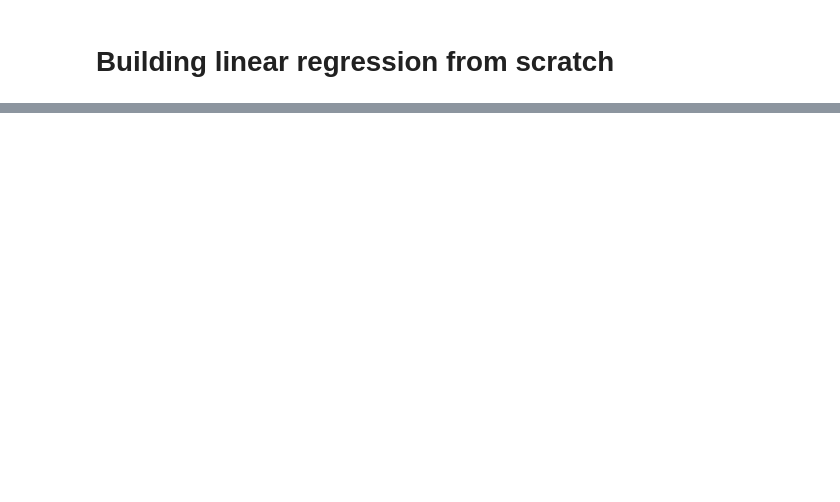
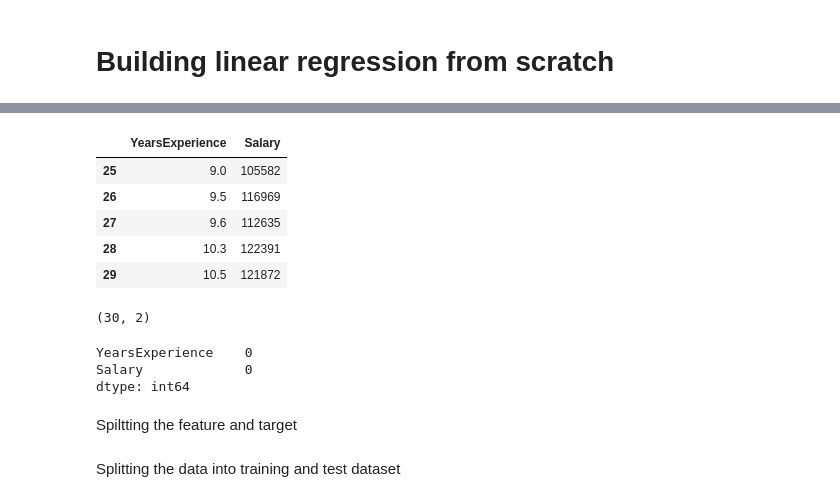
Before and after one commit to jyotipokhrel22/ML-Models, a Jupyter notebook: Building_linear_regression_from_scratch.ipynb, the cells around one changed output, grey strips where cells are left out. Cells and saved outputs as stored; diff of their text form; code cells hidden in the pictures; blank space fills up the shorter version.

```diff
--- a/Building_linear_regression_from_scratch.ipynb
+++ b/Building_linear_regression_from_scratch.ipynb
@@ -59,0 +81,27 @@ class Linear_Regression:
+# %%
+# last five rows of the dataframe
+
+salary_data.tail()
+# %% [output]
+|  | YearsExperience | Salary |
+| 25 | 9.0 | 105582 |
+| 26 | 9.5 | 116969 |
+| 27 | 9.6 | 112635 |
+| 28 | 10.3 | 122391 |
+| 29 | 10.5 | 121872 |
+# %%
+# number of rows and columns in the dataframe
+
+salary_data.shape
+# %% [output]
+(30, 2)
+# %%
+# checking for missing values
+
+salary_data.isnull().sum()
+# %% [output]
+YearsExperience    0
+Salary             0
+dtype: int64
+# %% [markdown]
+Spiltting the feature and target
@@ -59,0 +111,2 @@ class Linear_Regression:
+# %% [markdown]
+Splitting the data into training and test dataset
```
Also changed, not shown: parts of 16 cells of this notebook.
